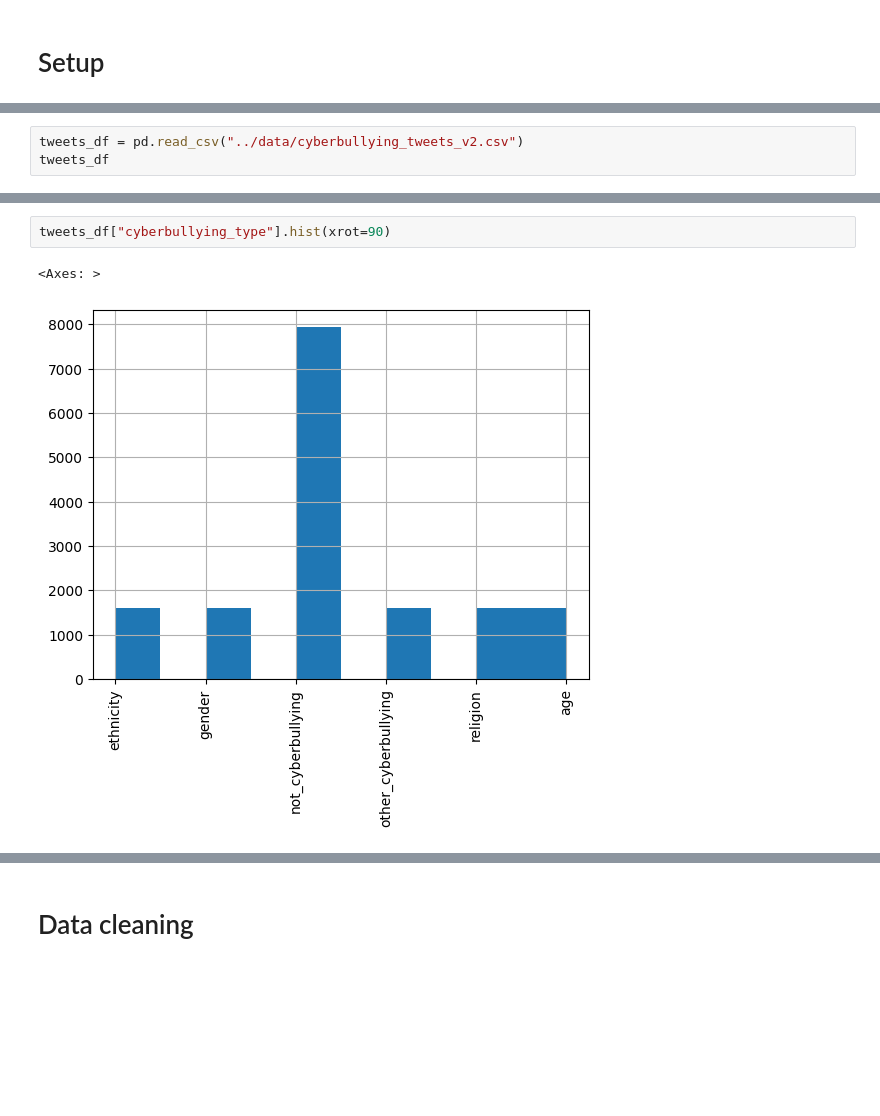
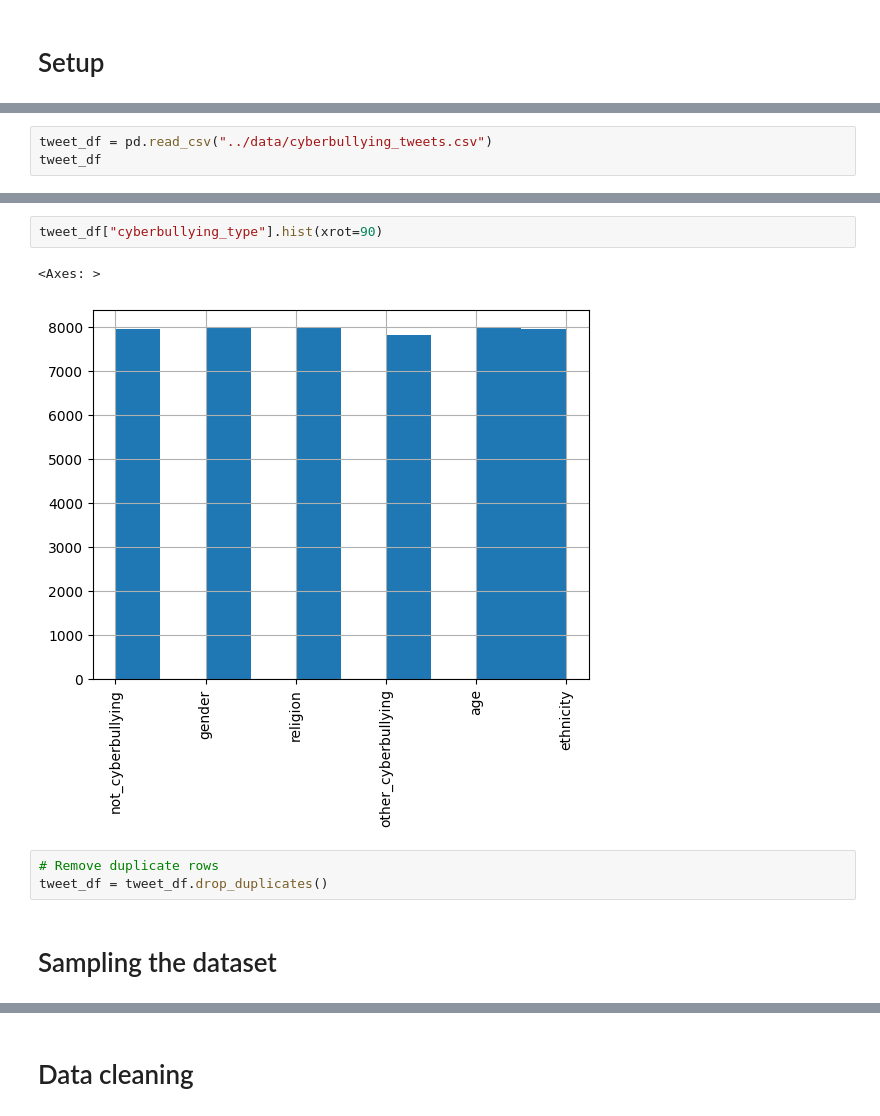
Before and after one commit to polaternez/cyberbullying-tweet-detection, a Jupyter notebook: notebooks/data_cleaning.ipynb, the cells around one changed output, grey strips where cells are left out. Cells and saved outputs as stored; diff of their text form; blank space fills up the shorter version.

Commit message:
data_cleaning notebook updated

```diff
--- a/notebooks/data_cleaning.ipynb
+++ b/notebooks/data_cleaning.ipynb
@@ -31,7 +24,7 @@ We use the "cyberbullying_tweets_v2.csv" dataset created by under-sampling the <
 * **tweet_text** - Text of the tweet
 * **cyberbullying_type** - Type of cyberbullying harassment.
 # %%
-tweets_df = pd.read_csv("../data/cyberbullying_tweets_v2.csv")
-tweets_df
+tweet_df = pd.read_csv("../data/cyberbullying_tweets.csv")
+tweet_df
 # %% [output]
 |  | tweet_text | cyberbullying_type |
@@ -68,5 +62,10 @@ dtype: int64
 # %%
-tweets_df["cyberbullying_type"].hist(xrot=90)
+tweet_df["cyberbullying_type"].hist(xrot=90)
 # %% [output]
 <Axes: >
-[figure, old version]
+[figure, new version]
+# %%
+# Remove duplicate rows
+tweet_df = tweet_df.drop_duplicates()
+# %% [markdown]
+# Sampling the dataset
```
Also changed, not shown: parts of 12 cells of this notebook, 2 other files.
